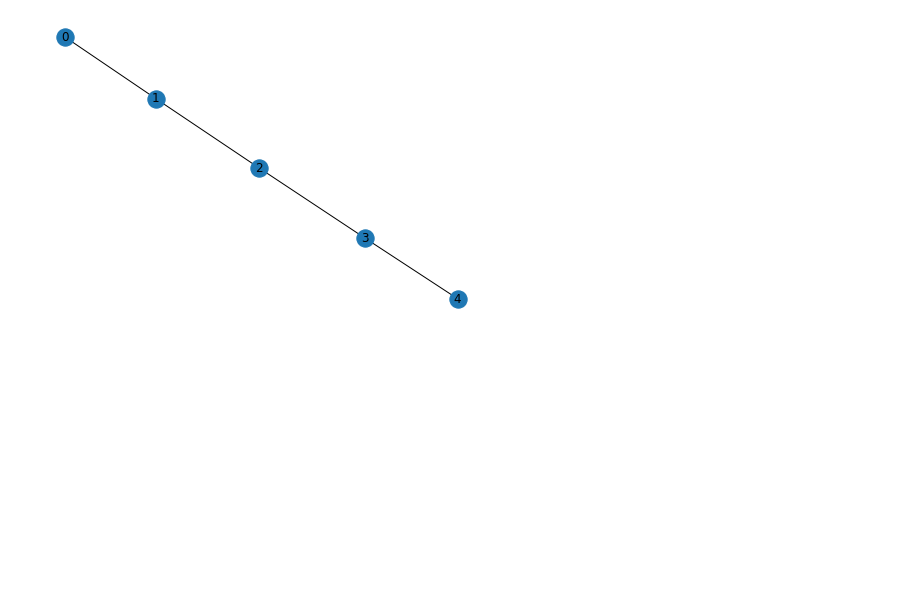
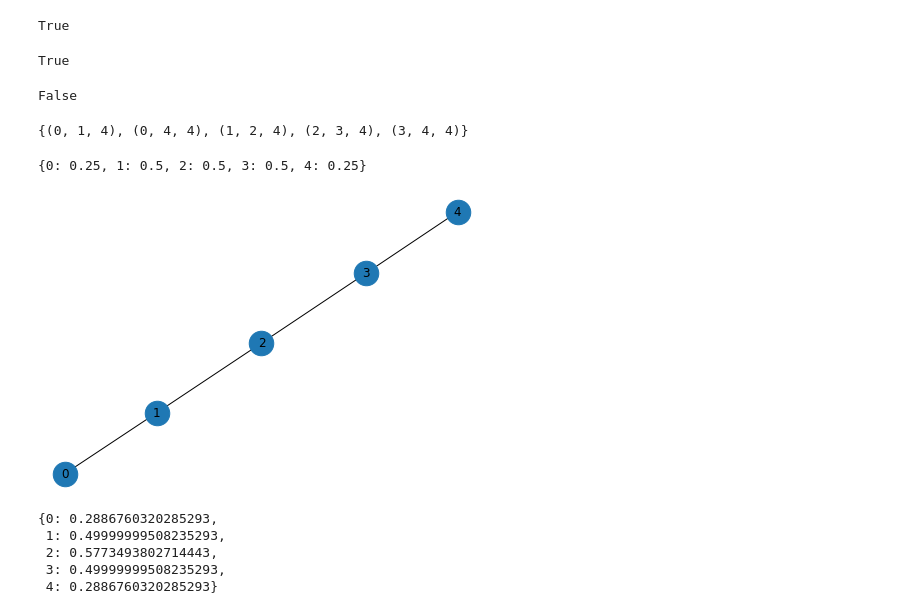
Before and after one commit to jindong-pan/dataVisualization, a Jupyter notebook: nx101.ipynb, the cells around one changed output. Cells and saved outputs as stored; diff of their text form; code cells hidden in the pictures; blank space fills up the shorter version.

```diff
--- a/nx101.ipynb
+++ b/nx101.ipynb
@@ -2,4 +2,6 @@
 <a href="https://colab.research.google.com/github/jindong-pan/dataVisualization/blob/main/nx101.ipynb" target="_parent"><img src="https://colab.research.google.com/assets/colab-badge.svg" alt="Open In Colab"/></a>
 # %%
 import networkx as nx
-G=nx.path_graph(5)
+G0=nx.path_graph(5)
+G1=nx.cycle_graph(5)
+G2=nx.barbell_graph(10, 2)
@@ -6,4 +14,32 @@ G=nx.path_graph(5)
+# %%
+nx.has_bridges(G2)
+# %% [output]
+True
+# %%
+nx.has_bridges(G0)
+# %% [output]
+True
+# %%
+nx.has_bridges(G1)
+# %% [output]
+False
+# %%
+set(nx.local_bridges(G1))
+# %% [output]
+{(0, 1, 4), (0, 4, 4), (1, 2, 4), (2, 3, 4), (3, 4, 4)}
+# %%
+nx.degree_centrality(G0)
+# %% [output]
+{0: 0.25, 1: 0.5, 2: 0.5, 3: 0.5, 4: 0.25}
 # %%
-nx.draw(G,with_labels=True)
+nx.draw(G0, with_labels=True, node_size=600)
 # %% [output]
-[figure, old version]
+[figure, new version]
+# %%
+nx.eigenvector_centrality(G0)
+# %% [output]
+{0: 0.2886760320285293,
+ 1: 0.49999999508235293,
+ 2: 0.5773493802714443,
+ 3: 0.49999999508235293,
+ 4: 0.2886760320285293}
```
Also changed, not shown: parts of 1 cell of this notebook.
